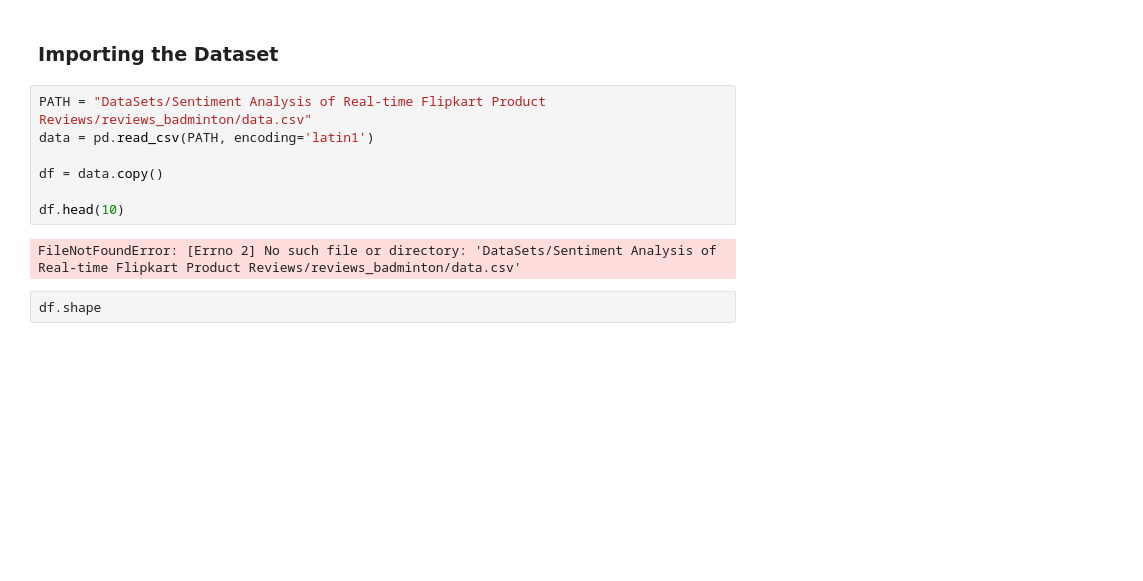
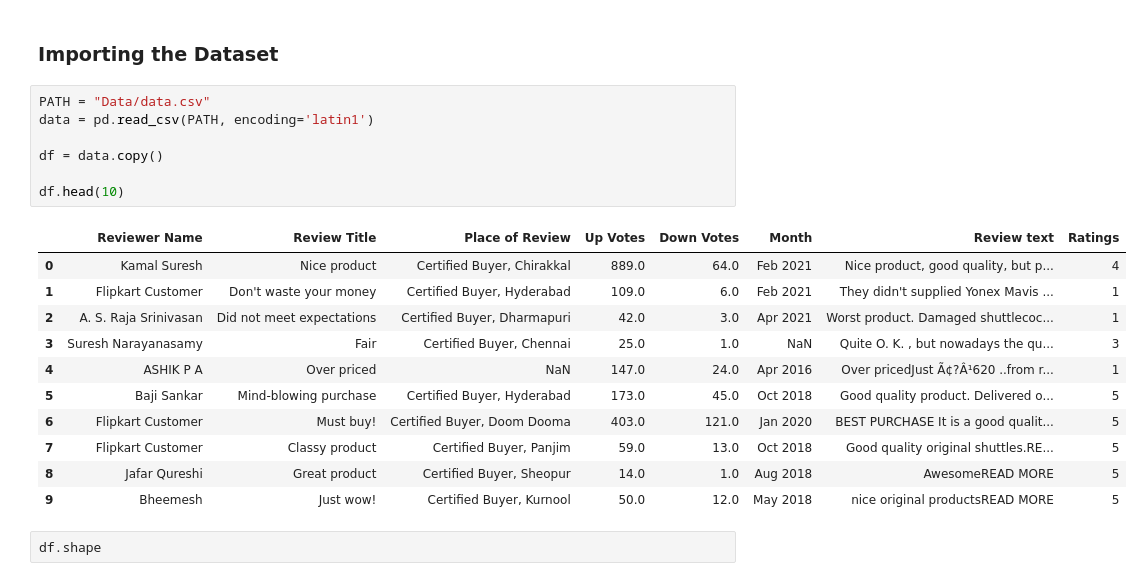
Before and after one commit to IamME1311/Sentiment-Analysis-of-Real-time-Flipkart-Product-Reviews, a Jupyter notebook: Sentiment Analysis of Real-time Flipkart Product Reviews.ipynb, the cells around one changed output. Drawn from its saved outputs; the diff is of its cells as text; blank space fills up the shorter version.

```diff
--- a/Sentiment Analysis of Real-time Flipkart Product Reviews.ipynb
+++ b/Sentiment Analysis of Real-time Flipkart Product Reviews.ipynb
@@ -36,14 +36,24 @@ import os
 # %% [markdown]
 ### Importing the Dataset
 # %%
-PATH = "DataSets/Sentiment Analysis of Real-time Flipkart Product Reviews/reviews_badminton/data.csv"
+PATH = "Data/data.csv"
 data = pd.read_csv(PATH, encoding='latin1')
 
 df = data.copy()
 
 df.head(10)
 # %% [output]
-FileNotFoundError: [Errno 2] No such file or directory: 'DataSets/Sentiment Analysis of Real-time Flipkart Product Reviews/reviews_badminton/data.csv'
+|  | Reviewer Name | Review Title | Place of Review | Up Votes | Down Votes | Month | Review text | Ratings |
+| 0 | Kamal Suresh | Nice product | Certified Buyer, Chirakkal | 889.0 | 64.0 | Feb 2021 | Nice product, good quality, but p... | 4 |
+| 1 | Flipkart Customer | Don't waste your money | Certified Buyer, Hyderabad | 109.0 | 6.0 | Feb 2021 | They didn't supplied Yonex Mavis ... | 1 |
+| 2 | A. S. Raja Srinivasan | Did not meet expectations | Certified Buyer, Dharmapuri | 42.0 | 3.0 | Apr 2021 | Worst product. Damaged shuttlecoc... | 1 |
+| 3 | Suresh Narayanasamy | Fair | Certified Buyer, Chennai | 25.0 | 1.0 | NaN | Quite O. K. , but nowadays the qu... | 3 |
+| 4 | ASHIK P A | Over priced | NaN | 147.0 | 24.0 | Apr 2016 | Over pricedJust Ã¢?Â¹620 ..from r... | 1 |
+| 5 | Baji Sankar | Mind-blowing purchase | Certified Buyer, Hyderabad | 173.0 | 45.0 | Oct 2018 | Good quality product. Delivered o... | 5 |
+| 6 | Flipkart Customer | Must buy! | Certified Buyer, Doom Dooma | 403.0 | 121.0 | Jan 2020 | BEST PURCHASE It is a good qualit... | 5 |
+| 7 | Flipkart Customer | Classy product | Certified Buyer, Panjim | 59.0 | 13.0 | Oct 2018 | Good quality original shuttles.RE... | 5 |
+| 8 | Jafar Qureshi | Great product | Certified Buyer, Sheopur | 14.0 | 1.0 | Aug 2018 | AwesomeREAD MORE | 5 |
+| 9 | Bheemesh | Just wow! | Certified Buyer, Kurnool | 50.0 | 12.0 | May 2018 | nice original productsREAD MORE | 5 |
 # %%
 df.shape
 # %% [output]
```
Also changed, not shown: parts of 15 cells of this notebook, 6 other files.
